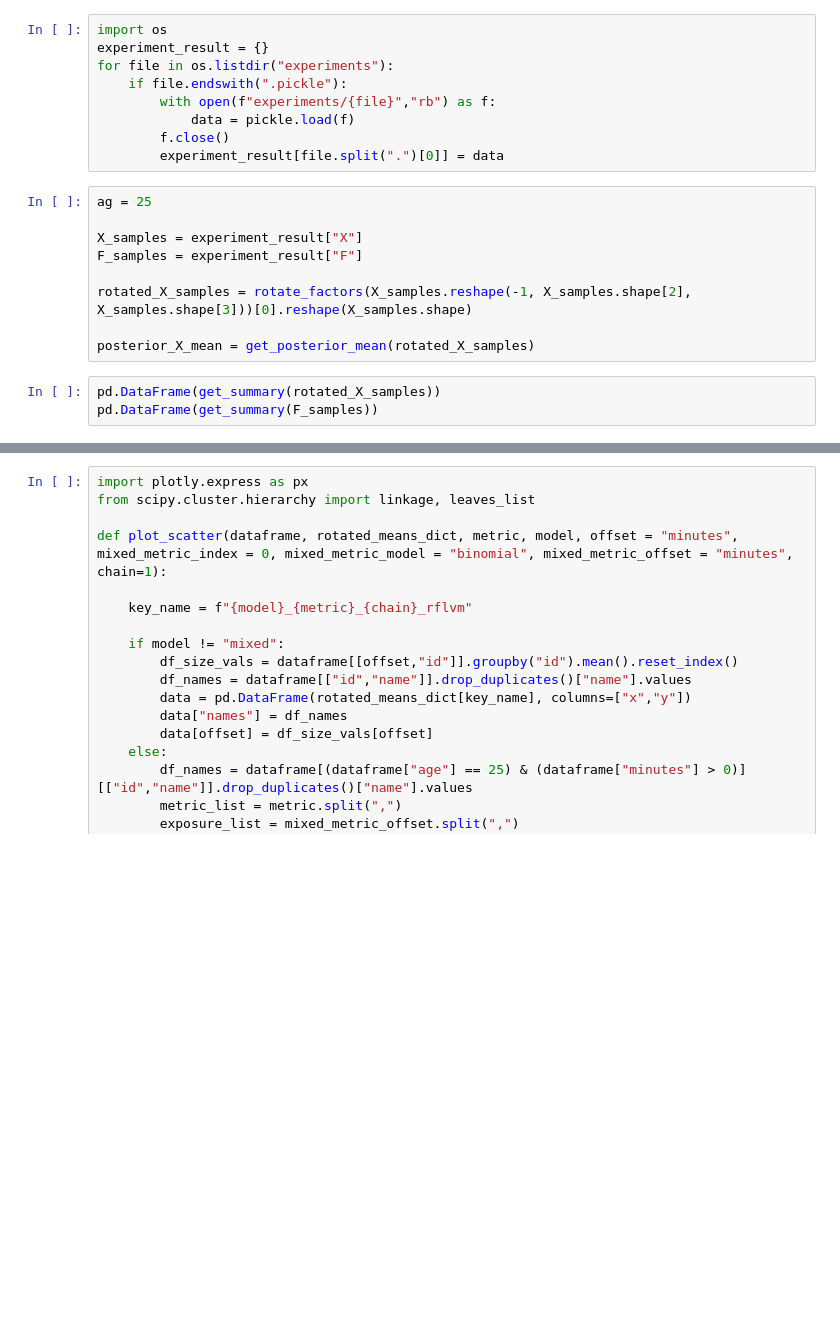
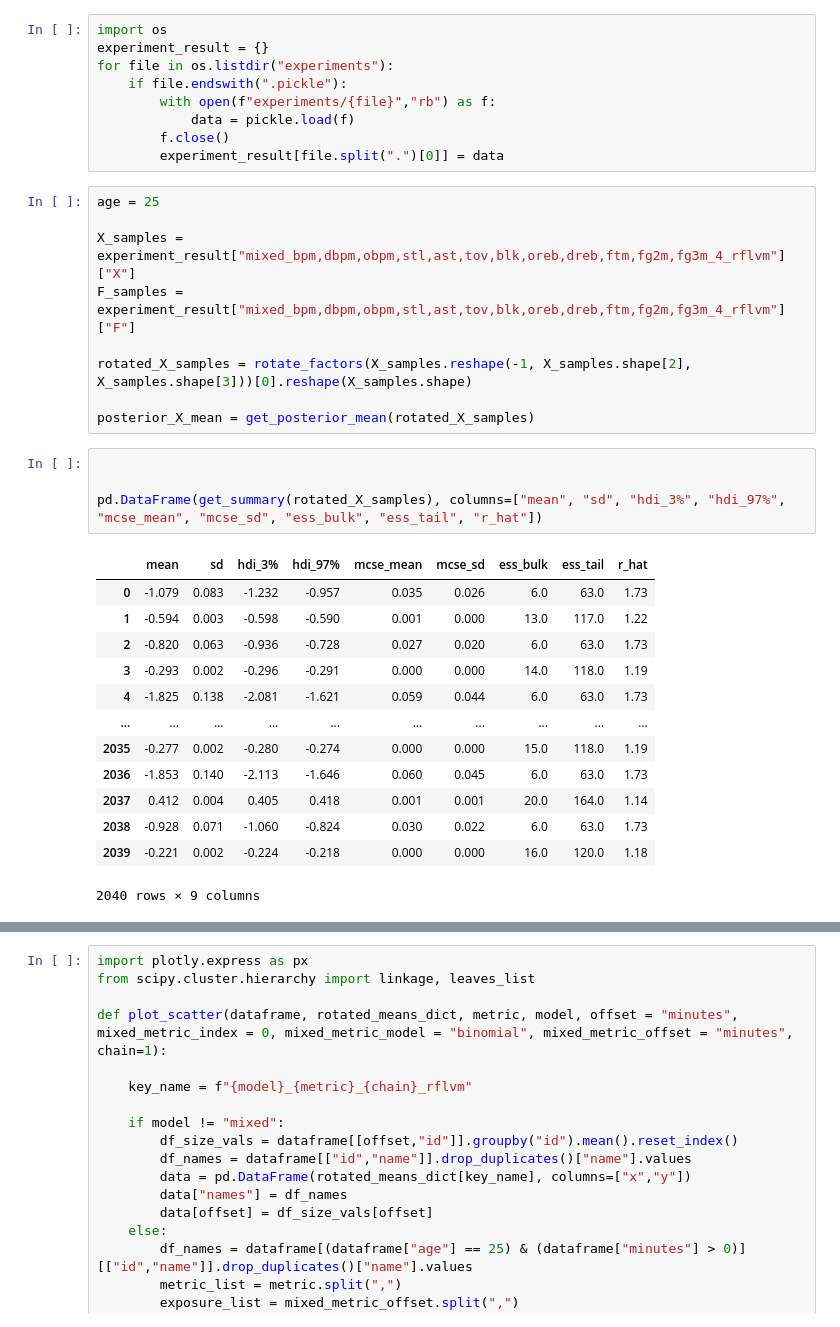
Before and after one commit to gwgundersen/rflvm, a Jupyter notebook: LatentFactor.ipynb, the cells around one changed output, grey strips where cells are left out. Drawn from its saved outputs; the diff is of its cells as text; blank space fills up the shorter version.

```diff
--- a/LatentFactor.ipynb
+++ b/LatentFactor.ipynb
@@ -16,14 +16,29 @@ for file in os.listdir("experiments"):
         f.close()
         experiment_result[file.split(".")[0]] = data
 # %%
-ag = 25
+age = 25
 
-X_samples = experiment_result["X"]
-F_samples = experiment_result["F"]
+X_samples = experiment_result["mixed_bpm,dbpm,obpm,stl,ast,tov,blk,oreb,dreb,ftm,fg2m,fg3m_4_rflvm"]["X"]
+F_samples = experiment_result["mixed_bpm,dbpm,obpm,stl,ast,tov,blk,oreb,dreb,ftm,fg2m,fg3m_4_rflvm"]["F"]
 
 rotated_X_samples = rotate_factors(X_samples.reshape(-1, X_samples.shape[2], X_samples.shape[3]))[0].reshape(X_samples.shape)
 
 posterior_X_mean = get_posterior_mean(rotated_X_samples)
-# %%
-pd.DataFrame(get_summary(rotated_X_samples))
-pd.DataFrame(get_summary(F_samples))
+# %%
+
+
+pd.DataFrame(get_summary(rotated_X_samples), columns=["mean", "sd", "hdi_3%", "hdi_97%", "mcse_mean", "mcse_sd", "ess_bulk", "ess_tail", "r_hat"])
+# %% [output]
+|  | mean | sd | hdi_3% | hdi_97% | mcse_mean | mcse_sd | ess_bulk | ess_tail | r_hat |
+| 0 | -1.079 | 0.083 | -1.232 | -0.957 | 0.035 | 0.026 | 6.0 | 63.0 | 1.73 |
+| 1 | -0.594 | 0.003 | -0.598 | -0.590 | 0.001 | 0.000 | 13.0 | 117.0 | 1.22 |
+| 2 | -0.820 | 0.063 | -0.936 | -0.728 | 0.027 | 0.020 | 6.0 | 63.0 | 1.73 |
+| 3 | -0.293 | 0.002 | -0.296 | -0.291 | 0.000 | 0.000 | 14.0 | 118.0 | 1.19 |
+| 4 | -1.825 | 0.138 | -2.081 | -1.621 | 0.059 | 0.044 | 6.0 | 63.0 | 1.73 |
+| ... | ... | ... | ... | ... | ... | ... | ... | ... | ... |
+| 2035 | -0.277 | 0.002 | -0.280 | -0.274 | 0.000 | 0.000 | 15.0 | 118.0 | 1.19 |
+| 2036 | -1.853 | 0.140 | -2.113 | -1.646 | 0.060 | 0.045 | 6.0 | 63.0 | 1.73 |
+| 2037 | 0.412 | 0.004 | 0.405 | 0.418 | 0.001 | 0.001 | 20.0 | 164.0 | 1.14 |
+| 2038 | -0.928 | 0.071 | -1.060 | -0.824 | 0.030 | 0.022 | 6.0 | 63.0 | 1.73 |
+| 2039 | -0.221 | 0.002 | -0.224 | -0.218 | 0.000 | 0.000 | 16.0 | 120.0 | 1.18 |
+2040 rows × 9 columns
```
Also changed, not shown: parts of 4 cells of this notebook, 2 other files.
